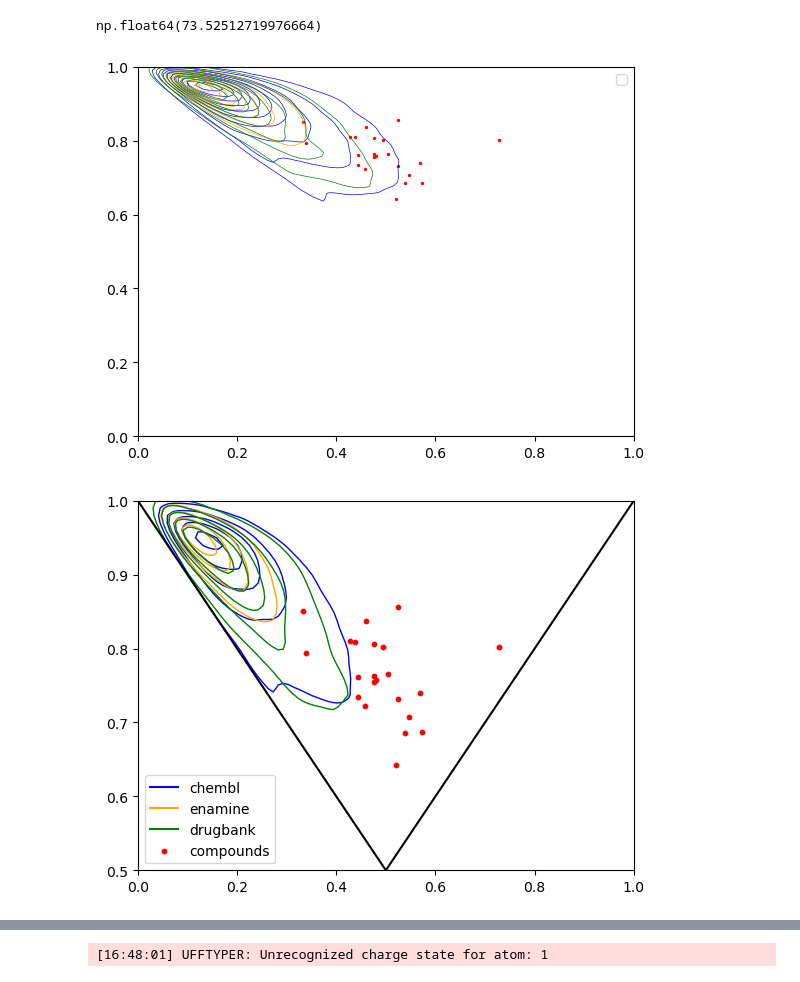
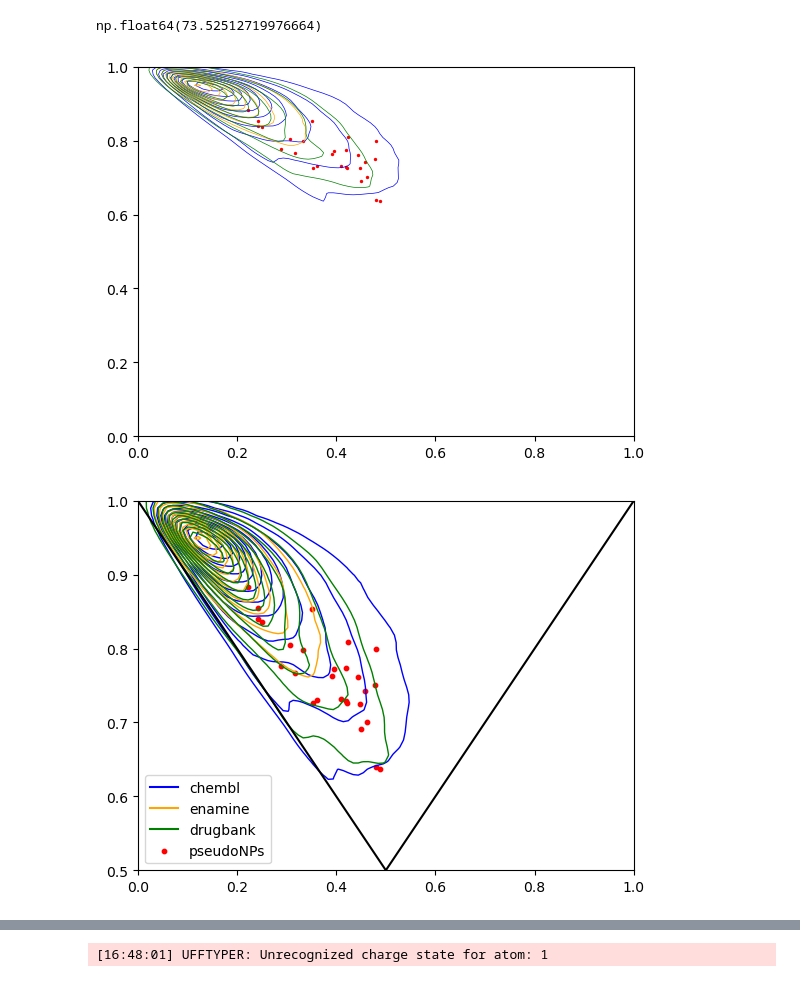
Before and after one commit to BernalFA/2025_Greiner_PseudoNPs, a Jupyter notebook: notebooks/1.06-fb-PMIs.ipynb, the cells around one changed output, grey strips where cells are left out. Saved outputs shown, nothing was run; the diff lists cells and outputs as text; code cells hidden in the pictures.

```diff
--- a/notebooks/1.06-fb-PMIs.ipynb
+++ b/notebooks/1.06-fb-PMIs.ipynb
@@ -233,0 +200,19 @@ import matplotlib.pyplot as plt
+# %%
+names = ["pseudoNPs", "Sceletium"]
+
+files = [
+    os.path.join(BASE_PATH, "data", "processed", "pseudo_NPs_cleaned.csv"),
+    os.path.join(BASE_PATH, "data", "interim", "Sceletium_compounds.csv")
+]
+
+start = time.time()
+for file, name in zip(files, names):
+    df = get_pmis(file)
+    df.insert(1, "dataset", [name] * len(df))
+    df.rename(columns={df.columns[0]: "ID"}, inplace=True)
+    df.to_csv(os.path.join(BASE_PATH, "reports", f"PMIs_{name}.csv"),
+                index=False)
+
+end = time.time()
+
+print(f"Total execution time: {end - start :.2f} s")
@@ -235,6 +264,7 @@ import matplotlib.pyplot as plt
 fig = plt.figure()
 ax = fig.add_subplot()
 for data in order.keys():
+    if data != "Sceletium":
         idx = pmis.query("dataset == @data").index
         ax.scatter(pmis["NPR1"].loc[idx], pmis["NPR2"].loc[idx], s=2, label=data)
 
@@ -293,14 +323,16 @@ Z.max()
 np.float64(73.52512719976664)
 # %%
 colors = {
-    'chembl': "blue", 'enamine': "orange", 'drugbank': "green", 'compounds': "red"
+    'chembl': "blue", 'enamine': "orange", 'drugbank': "green", 'pseudoNPs': "red"
 }
 
 fig = plt.figure()
 ax = fig.add_subplot()
 for data in order.keys():
     idx = pmis.query("dataset == @data").index
-    if data == "compounds":
+    if data == "Sceletium":
+        continue
+    elif data == "pseudoNPs":
         ax.scatter(pmis["NPR1"].loc[idx], pmis["NPR2"].loc[idx], s=2, c=colors[data])
     else:
         t = pmis[["NPR1", "NPR2"]].iloc[idx].copy()
@@ -315,11 +347,11 @@ for data in order.keys():
 # plt.legend()
 plt.show()
 # %% [output]
-[figure, old version]
+[figure, new version]
 # %%
 densities = {}
 for data in order.keys():
-    if data != "compounds":
+    if data not in ["pseudoNPs", "Sceletium"]:
         idx = pmis.query("dataset == @data").index
         t = pmis[["NPR1", "NPR2"]].iloc[idx].copy()
         t.dropna(axis=0, inplace=True)
@@ -332,32 +364,34 @@ for data in order.keys():
 # %%
 from matplotlib.lines import Line2D
 
 colors = {
-    'chembl': "blue", 'enamine': "orange", 'drugbank': "green", 'compounds': "red"
+    'chembl': "blue", 'enamine': "orange", 'drugbank': "green", 'pseudoNPs': "red"
 }
 
 fig = plt.figure()
 ax = fig.add_subplot()
 elements = []
 for data in order.keys():
-    if data == "compounds":
+    if data == "Sceletium":
+        continue
+    elif data == "pseudoNPs":
         idx = pmis.query("dataset == @data").index
         pt = ax.scatter(pmis["NPR1"].loc[idx], pmis["NPR2"].loc[idx], s=10, c=colors[data])
         elements.append(pt)
     else:
         X, Y, Z = densities[data]
-        ax.contour(X, Y, Z, levels=5, colors=colors[data], linewidths=1, vmin=1e-3, extend="min")
+        ax.contour(X, Y, Z, levels=12, colors=colors[data], linewidths=1, vmin=1e-3, extend="min")
         elements.append(Line2D([], [], color=colors[data]))
 
 ax.axline((0, 1), (0.5, 0.5), color="k")
 ax.axline((0.5, 0.5), (1, 1), color="k")
 
 ax.set_ylim((0.5, 1))
 
 plt.legend(elements, list(order.keys()))
 plt.show()
 # %% [output]
-[figure, old version]
+[figure, new version]
 # %%
 from matplotlib.lines import Line2D
 
```
Also changed, not shown: parts of 19 cells of this notebook, 4 other files.
